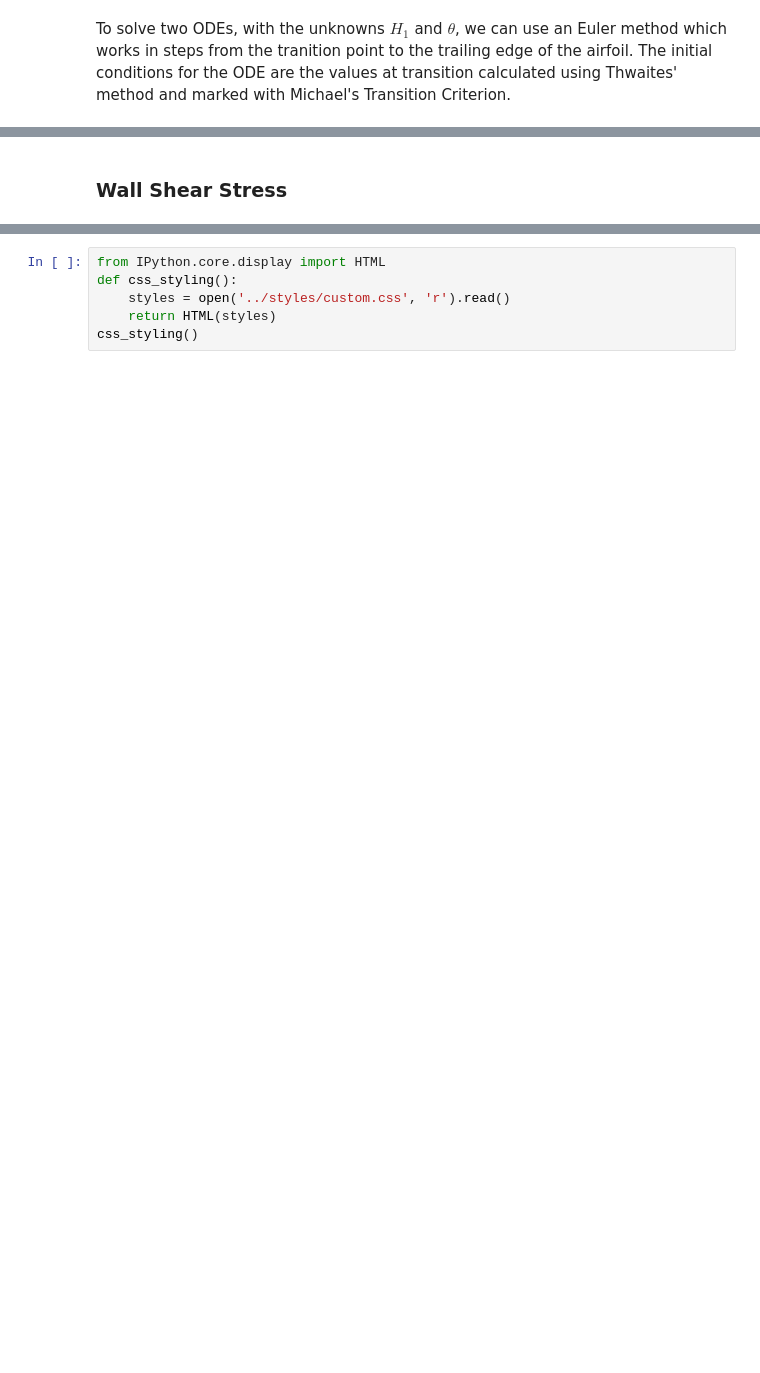
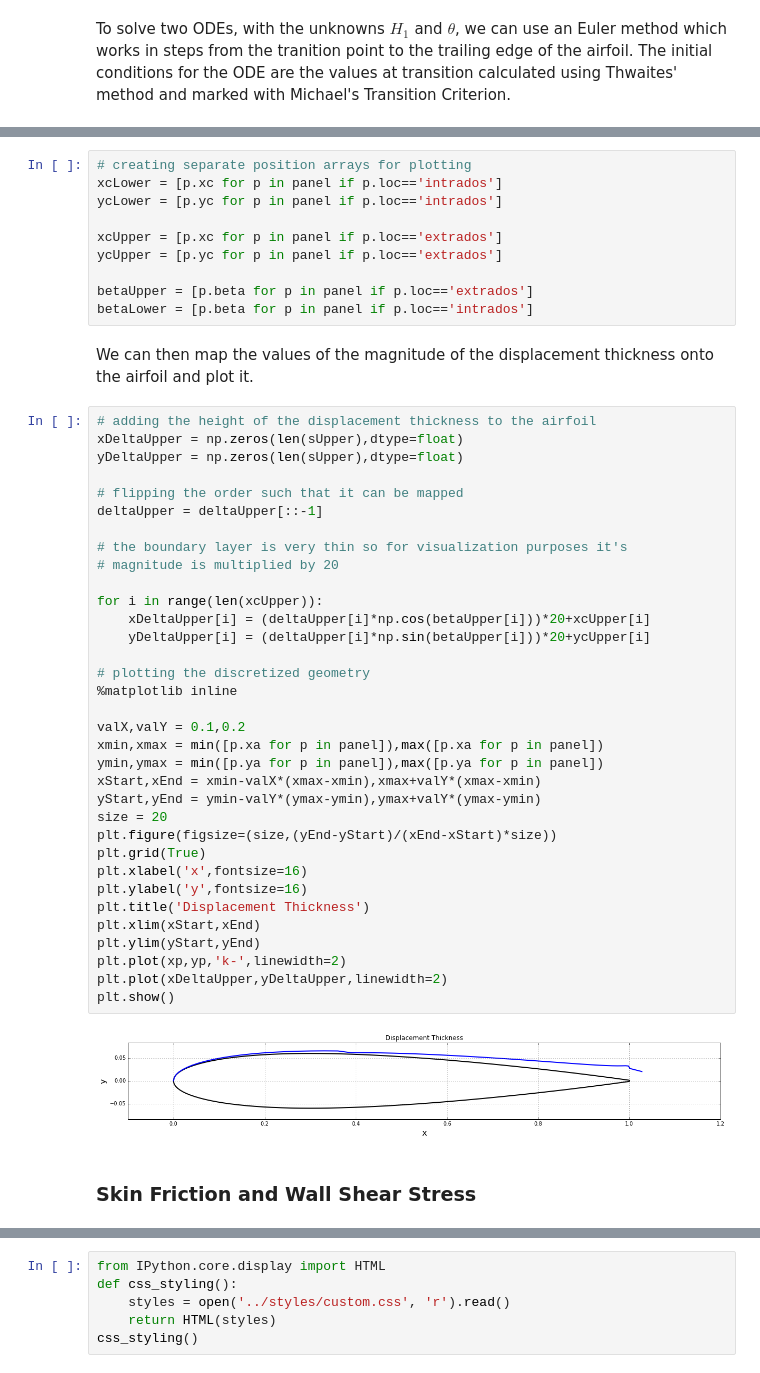
Before and after one commit to iancarr/AeroHydro, a Jupyter notebook: final-project/BoundaryLayerCorrection.ipynb, the cells around one changed output, grey strips where cells are left out. Saved outputs shown, nothing was run; the diff lists cells and outputs as text; blank space fills up the shorter version.

```diff
--- a/final-project/BoundaryLayerCorrection.ipynb
+++ b/final-project/BoundaryLayerCorrection.ipynb
@@ -545,2 +561,50 @@ This, then, can be used to visualize the boundary layer thickness with a little
+# %%
+# creating separate position arrays for plotting
+xcLower = [p.xc for p in panel if p.loc=='intrados']
+ycLower = [p.yc for p in panel if p.loc=='intrados']
+
+xcUpper = [p.xc for p in panel if p.loc=='extrados']
+ycUpper = [p.yc for p in panel if p.loc=='extrados']
+
+betaUpper = [p.beta for p in panel if p.loc=='extrados']
+betaLower = [p.beta for p in panel if p.loc=='intrados']
+# %% [markdown]
+We can then map the values of the magnitude of the displacement thickness onto the airfoil and plot it.
+# %%
+# adding the height of the displacement thickness to the airfoil
+xDeltaUpper = np.zeros(len(sUpper),dtype=float)
+yDeltaUpper = np.zeros(len(sUpper),dtype=float)
+
+# flipping the order such that it can be mapped
+deltaUpper = deltaUpper[::-1]
+
+# the boundary layer is very thin so for visualization purposes it's
+# magnitude is multiplied by 20
+
+for i in range(len(xcUpper)):
+    xDeltaUpper[i] = (deltaUpper[i]*np.cos(betaUpper[i]))*20+xcUpper[i]
+    yDeltaUpper[i] = (deltaUpper[i]*np.sin(betaUpper[i]))*20+ycUpper[i]
+
+# plotting the discretized geometry
+%matplotlib inline
+
+valX,valY = 0.1,0.2
+xmin,xmax = min([p.xa for p in panel]),max([p.xa for p in panel])
+ymin,ymax = min([p.ya for p in panel]),max([p.ya for p in panel])
+xStart,xEnd = xmin-valX*(xmax-xmin),xmax+valY*(xmax-xmin)
+yStart,yEnd = ymin-valY*(ymax-ymin),ymax+valY*(ymax-ymin)
+size = 20
+plt.figure(figsize=(size,(yEnd-yStart)/(xEnd-xStart)*size))
+plt.grid(True)
+plt.xlabel('x',fontsize=16)
+plt.ylabel('y',fontsize=16)
+plt.title('Displacement Thickness')
+plt.xlim(xStart,xEnd)
+plt.ylim(yStart,yEnd)
+plt.plot(xp,yp,'k-',linewidth=2)
+plt.plot(xDeltaUpper,yDeltaUpper,linewidth=2)
+plt.show()
+# %% [output]
+[figure, added]
 # %% [markdown]
-### Wall Shear Stress
+### Skin Friction and Wall Shear Stress
```
Also changed, not shown: parts of 26 cells of this notebook, 1 other file.
